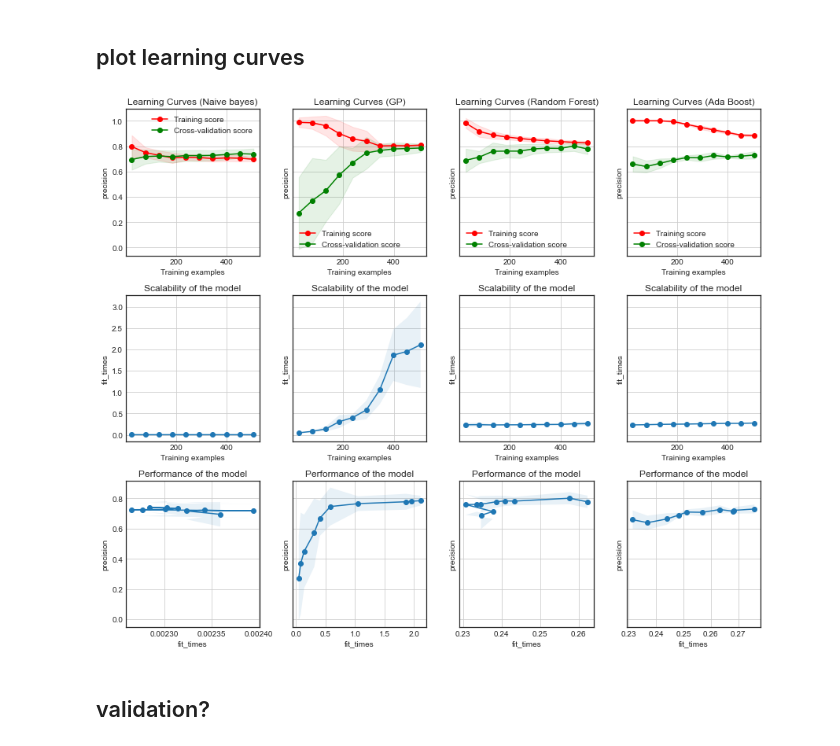
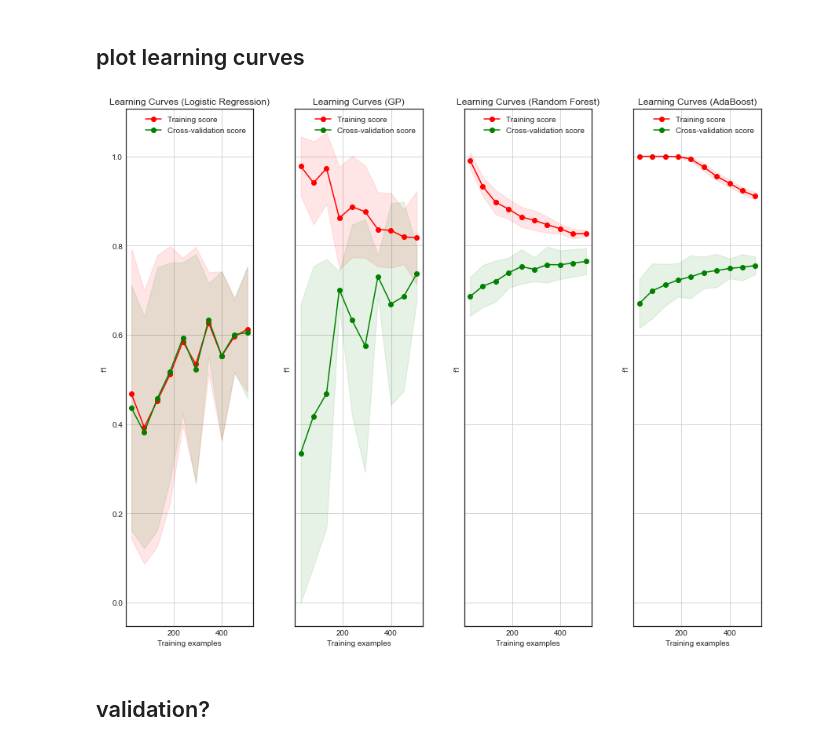
Before and after one commit to akuczala/windsite, a Jupyter notebook: notebooks/wind-power-model-3.ipynb, the cells around one changed output. Saved outputs shown, nothing was run; the diff lists cells and outputs as text; code cells hidden in the pictures.

```diff
--- a/notebooks/wind-power-model-3.ipynb
+++ b/notebooks/wind-power-model-3.ipynb
@@ -381,51 +381,27 @@ import pickle as pkl
 #     pkl.dump(model,f,protocol=3)
 # %% [markdown]
 ## plot learning curves
-# %%
-from sklearn.model_selection import ShuffleSplit
-fig, axes = plt.subplots(3, 4, figsize=(12, 10),sharey='row')
-
-kernel = ConstantKernel() + Matern(length_scale = 0.001, nu=5/2) + WhiteKernel(noise_level=0.1)
-
-
-title = "Learning Curves (Naive bayes)"
-cv = ShuffleSplit(n_splits=10, test_size=0.2, random_state=2)
-estimator = GaussianNB()
-models.plot_learning_curve(estimator, title, X, y, axes=axes[:, 0],
-                    cv=cv, n_jobs=4,scoring='precision',train_sizes=train_sizes)
-
-# title = "Learning Curves (Logistic regression)"
-# cv = ShuffleSplit(n_splits=10, test_size=0.2, random_state=2)
-# estimator = LogisticRegression()
-# models.plot_learning_curve(estimator, title, X, y, axes=axes[:, 1],
-#                     cv=cv, n_jobs=4,scoring='precision',train_sizes=train_sizes)
-
-title = "Learning Curves (GP)"
-cv = ShuffleSplit(n_splits=10, test_size=0.2, random_state=2)
-estimator = GaussianProcessClassifier(kernel=kernel)
-models.plot_learning_curve(estimator, title, X, y, axes=axes[:, 1],
-                    cv=cv, n_jobs=4,scoring='precision',train_sizes=train_sizes)
-
-title = "Learning Curves (Random Forest)"
-cv = ShuffleSplit(n_splits=10, test_size=0.2, random_state=2)
-train_sizes = train_sizes=np.linspace(.05, 1.0, 10)
-estimator = RandomForestClassifier(n_estimators=200,max_depth=4)
-models.plot_learning_curve(estimator, title, X, y, axes=axes[:, 2],
-                    cv=cv, n_jobs=4,scoring='precision',train_sizes=train_sizes)
-
-title = "Learning Curves (Ada Boost)"
-# Cross validation with 100 iterations to get smoother mean test and train
-# score curves, each time with 20% data randomly selected as a validation set.
-cv = ShuffleSplit(n_splits=5, test_size=0.2, random_state=2)
-train_sizes = train_sizes=np.linspace(.05, 1.0, 10)
-estimator = AdaBoostClassifier(n_estimators=200)
-models.plot_learning_curve(estimator, title, X, y, axes=axes[:, 3],
-                    cv=cv, n_jobs=4,scoring='precision',train_sizes=train_sizes)
-
-
-
-
-plt.tight_layout()
-plt.show()
-# %% [output]
-[figure, removed]
+# %%
+from sklearn.model_selection import ShuffleSplit
+fig, axes = plt.subplots(1, 4, figsize=(12, 10),sharey='row')
+
+kernel = ConstantKernel() + Matern(length_scale = 0.001, nu=5/2) + WhiteKernel(noise_level=0.1)
+
+estimator_list = [
+    #('Naive Bayes', GaussianNB()),
+    ('Logistic Regression', LogisticRegression()),
+    ('GP',GaussianProcessClassifier(kernel=kernel)),
+    ('Random Forest',RandomForestClassifier(n_estimators=400,max_depth=4)),
+    ('AdaBoost',AdaBoostClassifier(n_estimators=400))
+]
+
+for i, (estimator_name, estimator) in enumerate(estimator_list):
+    title = "Learning Curves ({0:})".format(estimator_name)
+    cv = ShuffleSplit(n_splits=10, test_size=0.2, random_state=2)
+    models.plot_learning_curve(estimator, title, X, y, axes=[axes[i]],
+                        cv=cv, n_jobs=4,scoring='f1',train_sizes=train_sizes)
+
+plt.tight_layout()
+fig.show()
+# %% [output]
+[figure, added]
```
Also changed, not shown: parts of 9 cells of this notebook, 2 other files.
